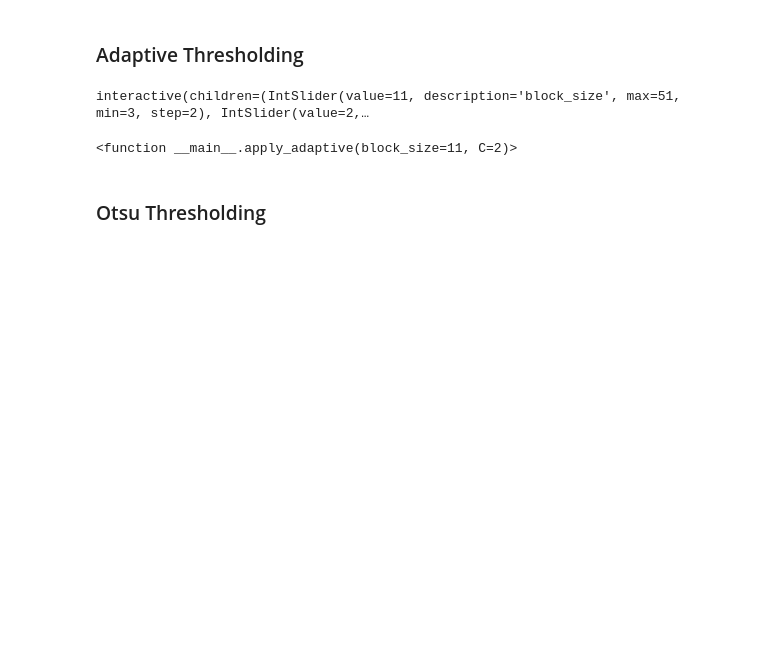
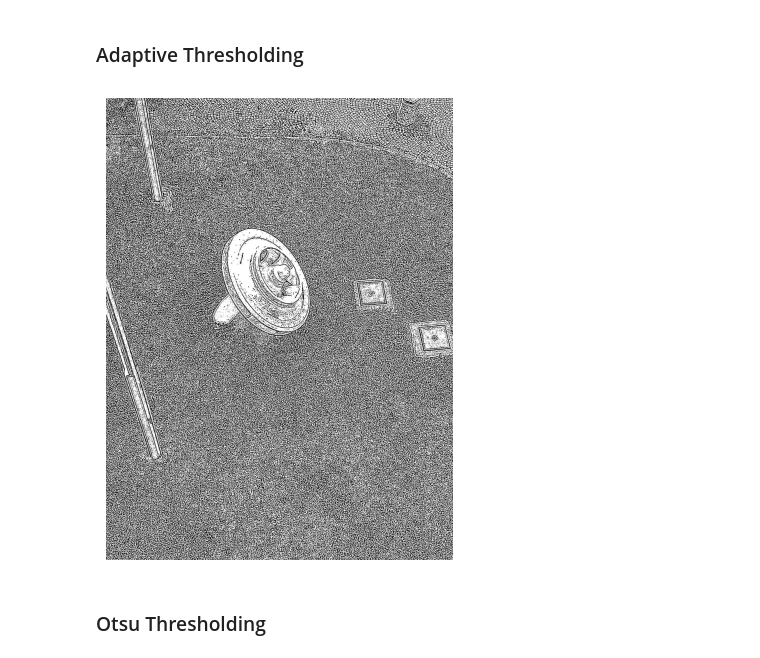
Before and after one commit to CVUT-FS-12110/Machine-Perception-and-Image-Analysis, a Jupyter notebook: src/thresholding_&_contours/thresholding_&_contours.ipynb, the cells around one changed output. Cells and saved outputs as stored; diff of their text form; code cells hidden in the pictures; blank space fills up the shorter version.

```diff
--- a/src/thresholding_&_contours/thresholding_&_contours.ipynb
+++ b/src/thresholding_&_contours/thresholding_&_contours.ipynb
@@ -51,22 +45,14 @@ interactive(children=(IntSlider(value=127, description='thresh', max=255), Outpu
 # %% [markdown]
 ### Adaptive Thresholding
 # %%
-def apply_adaptive(block_size=11, C=2):
-    if block_size % 2 == 0:  # must be odd
-        block_size += 1
-    th = cv.adaptiveThreshold(gray, 255, cv.ADAPTIVE_THRESH_GAUSSIAN_C,
-                              cv.THRESH_BINARY, block_size, C)
-    plt.figure(figsize=(6,6))
-    plt.imshow(th, cmap="gray")
-    plt.axis("off")
-    plt.show()
-
-interact(apply_adaptive,
-         block_size=widgets.IntSlider(min=3, max=51, step=2, value=11),
-         C=widgets.IntSlider(min=-10, max=10, step=1, value=2))
+th = cv.adaptiveThreshold(gray, 255, cv.ADAPTIVE_THRESH_GAUSSIAN_C,
+                          cv.THRESH_BINARY, 11, 2)
+plt.figure(figsize=(6,6))
+plt.imshow(th, cmap="gray")
+plt.axis("off")
+plt.show()
 # %% [output]
-interactive(children=(IntSlider(value=11, description='block_size', max=51, min=3, step=2), IntSlider(value=2,…
-<function __main__.apply_adaptive(block_size=11, C=2)>
+[figure, added]
 # %% [markdown]
 ### Otsu Thresholding
 # %%
```
Also changed, not shown: parts of 3 cells of this notebook.
